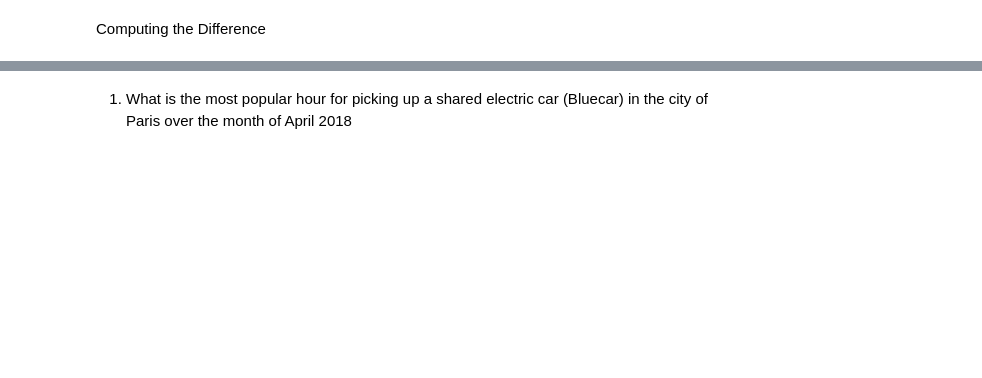
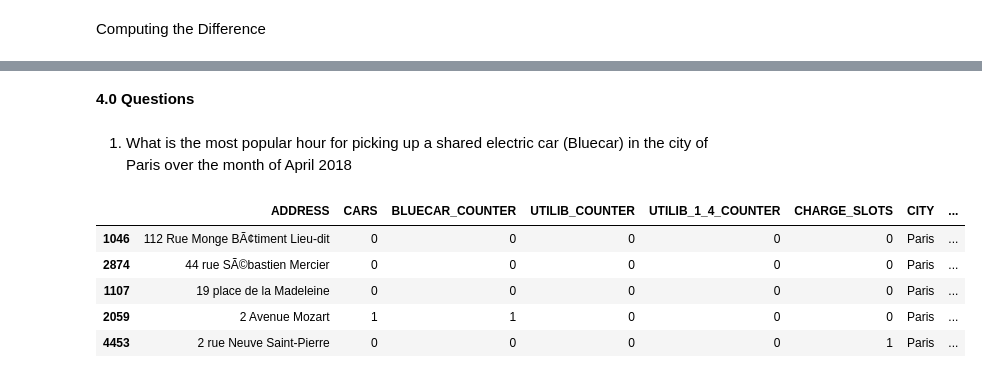
Before and after one commit to Obreintelly/Week_4_IP_Autolib_Data, a Jupyter notebook: Moringa_Data_Science_Prep_W4_Independent_Project_2021_03_Obrein_Telly_Autolib.ipynb, the cells around one changed output, grey strips where cells are left out. Cells and saved outputs as stored; diff of their text form; code cells hidden in the pictures; blank space fills up the shorter version.

```diff
--- a/Moringa_Data_Science_Prep_W4_Independent_Project_2021_03_Obrein_Telly_Autolib.ipynb
+++ b/Moringa_Data_Science_Prep_W4_Independent_Project_2021_03_Obrein_Telly_Autolib.ipynb
@@ -481,15 +509,2 @@ memory usage: 773.3+ KB
 # %%
-autolib_new_set.CAR_USAGE = autolib_new_set.CAR_USAGE.astype(int)
+autolib_new_set['CARS'] = autolib_new_set['CARS'].astype(int)
-# %%
-#We calculate the difference for all the cars and specifying them as integers
-#BLUECAR
-autolib_new_set['BLUECAR_COUNTER_USAGE'] = autolib_new_set.groupby(['ADDRESS'])['BLUECAR_COUNTER'].diff().fillna(0)
-autolib_new_set.BLUECAR_COUNTER_USAGE = autolib_new_set.BLUECAR_COUNTER.astype(int)
-# %%
-#UTILIB COUNTER
-autolib_new_set['UTILIB_COUNTER_USAGE'] = autolib_new_set.groupby(['ADDRESS'])['UTILIB_COUNTER'].diff().fillna(0)
-autolib_new_set.UTILIB_COUNTER_USAGE = autolib_new_set.UTILIB_COUNTER.astype(int)
-# %%
-#UTILIB_1_4_COUNTER
-autolib_new_set['UTILIB_1_4_COUNTER_USAGE'] = autolib_new_set.groupby(['ADDRESS'])['UTILIB_1_4_COUNTER'].diff().fillna(0)
-autolib_new_set.UTILIB_1_4_COUNTER_USAGE = autolib_new_set.UTILIB_1_4_COUNTER.astype(int)
@@ -510,4 +511,15 @@ autolib_new_set.head(10)
+# %% [markdown]
+**4.0 Questions**
 # %% [markdown]
 1. What is the most popular hour for picking up  a shared electric car (Bluecar) in the city of Paris over the month of April 2018
 # %%
-#Lets sub-select the City of Paris Dataset
+#Subsetting the City of Paris
+paris_only = autolib_new_set[autolib_new_set["CITY"]== "Paris"]
+paris_only.head()
+# %% [output]
+|  | ADDRESS | CARS | BLUECAR_COUNTER | UTILIB_COUNTER | UTILIB_1_4_COUNTER | CHARGE_SLOTS | CITY | ... |
+| 1046 | 112 Rue Monge BÃ¢timent Lieu-dit | 0 | 0 | 0 | 0 | 0 | Paris | ... |
+| 2874 | 44 rue SÃ©bastien Mercier | 0 | 0 | 0 | 0 | 0 | Paris | ... |
+| 1107 | 19 place de la Madeleine | 0 | 0 | 0 | 0 | 0 | Paris | ... |
+| 2059 | 2 Avenue Mozart | 1 | 1 | 0 | 0 | 0 | Paris | ... |
+| 4453 | 2 rue Neuve Saint-Pierre | 0 | 0 | 0 | 0 | 1 | Paris | ... |
```
Also changed, not shown: parts of 26 cells of this notebook.
